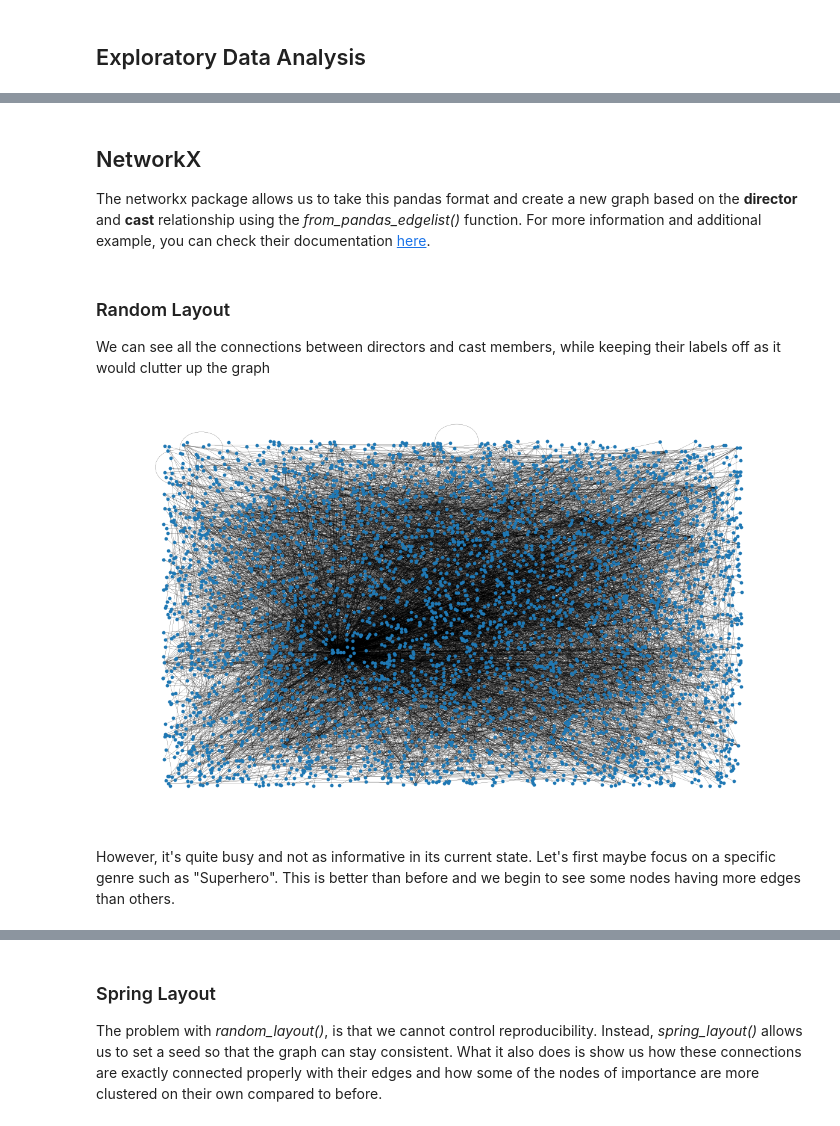
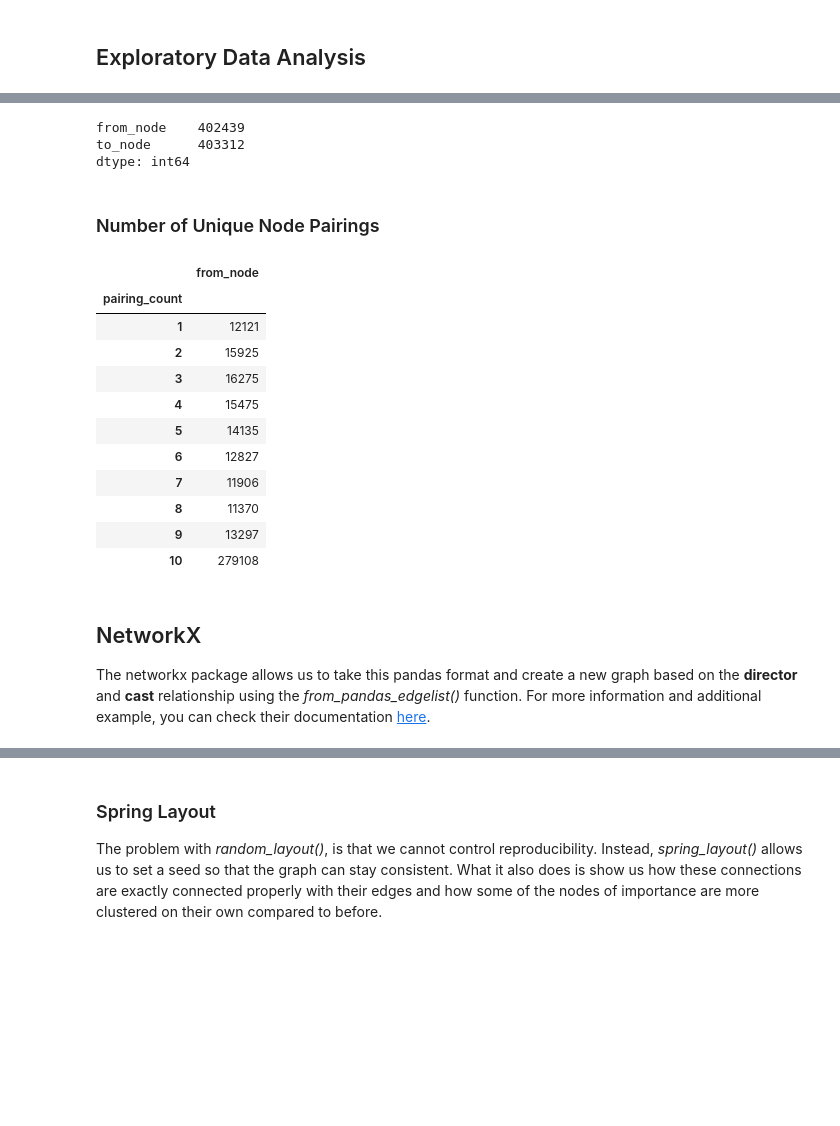
Before and after one commit to hellojohncruz/DATA-620, a Jupyter notebook: Graph Visualization/Graph Visualization.ipynb, the cells around one changed output, grey strips where cells are left out. Drawn from its saved outputs; the diff is of its cells as text; code cells hidden in the pictures; blank space fills up the shorter version.

Commit message:
update code
imported data file, transformed into df and working on EDA

```diff
--- a/Graph Visualization/Graph Visualization.ipynb
+++ b/Graph Visualization/Graph Visualization.ipynb
@@ -35,6 +51,3 @@ for line in lines:
 # %%
-# Convert to DataFrame
-df_graph = pd.DataFrame(edges, columns=["FromNodeId", "ToNodeId"])
-
-# Display DataFrame
-print(df_graph.head())
+df_graph = pd.DataFrame(edges, columns=["from_node", "to_node"])
+df_graph.head()
@@ -46,0 +71,3 @@ Details
+# %%
+pd.options.display.float_format = '{:.0f}'.format
+df_graph.count()
@@ -47,20 +82,31 @@ Details
+# %%
+df_graph.nunique()
+# %% [output]
+from_node    402439
+to_node      403312
+dtype: int64
+# %%
+pd.reset_option('display.float_format')
+# %% [markdown]
+### Number of Unique Node Pairings
+# %%
+df_graph.groupby('from_node')['to_node'].nunique().sort_values(ascending=False).reset_index().rename(columns = {'to_node':'pairing_count'}).groupby('pairing_count').agg('count')
+# %% [output]
+|  | from_node |
+| pairing_count |  |
+| 1 | 12121 |
+| 2 | 15925 |
+| 3 | 16275 |
+| 4 | 15475 |
+| 5 | 14135 |
+| 6 | 12827 |
+| 7 | 11906 |
+| 8 | 11370 |
+| 9 | 13297 |
+| 10 | 279108 |
 # %% [markdown]
 ## NetworkX
 
 The networkx package allows us to take this pandas format and create a new graph based on the **director** and **cast** relationship using the *from_pandas_edgelist()* function. For more information and additional example, you can check their documentation [here](https://networkx.org/nx-guides/content/exploratory_notebooks/facebook_notebook.html).
 # %%
 G = nx.from_pandas_edgelist(explode_df, "director", "cast")
-# %% [markdown]
-### Random Layout
-
-We can see all the connections between directors and cast members, while keeping their labels off as it would clutter up the graph
-# %%
-fig, ax = plt.subplots(figsize=(15, 9))
-ax.axis("off")
-plot_options = {"node_size": 10, "with_labels": False, "width": 0.15}
-
-nx.draw_networkx(G, pos=nx.random_layout(G), ax=ax, **plot_options)
-# %% [output]
-[figure, removed]
-# %% [markdown]
-However, it's quite busy and not as informative in its current state. Let's first maybe focus on a specific genre such as "Superhero". This is better than before and we begin to see some nodes having more edges than others.
```
Also changed, not shown: parts of 15 cells of this notebook.
